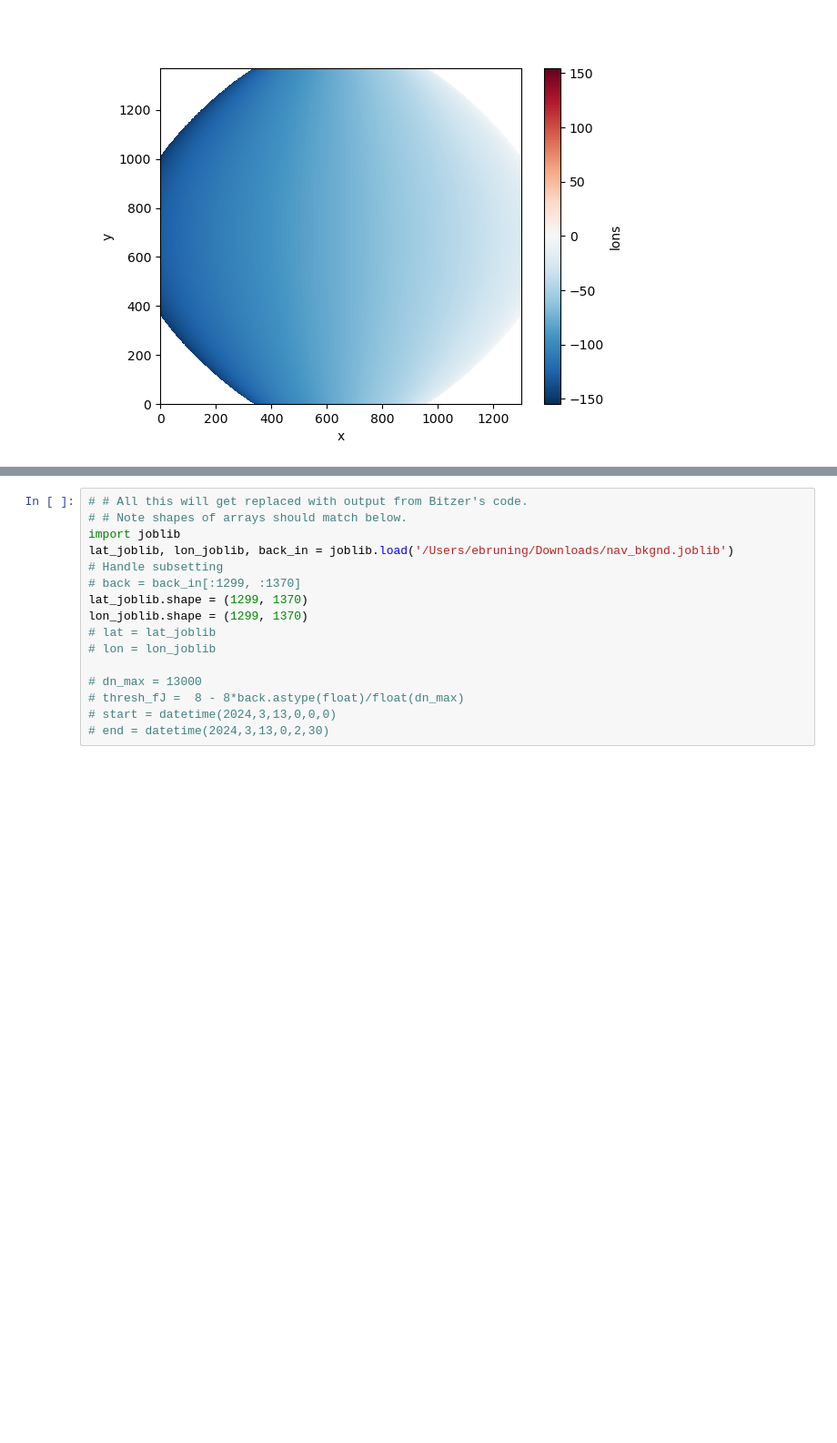
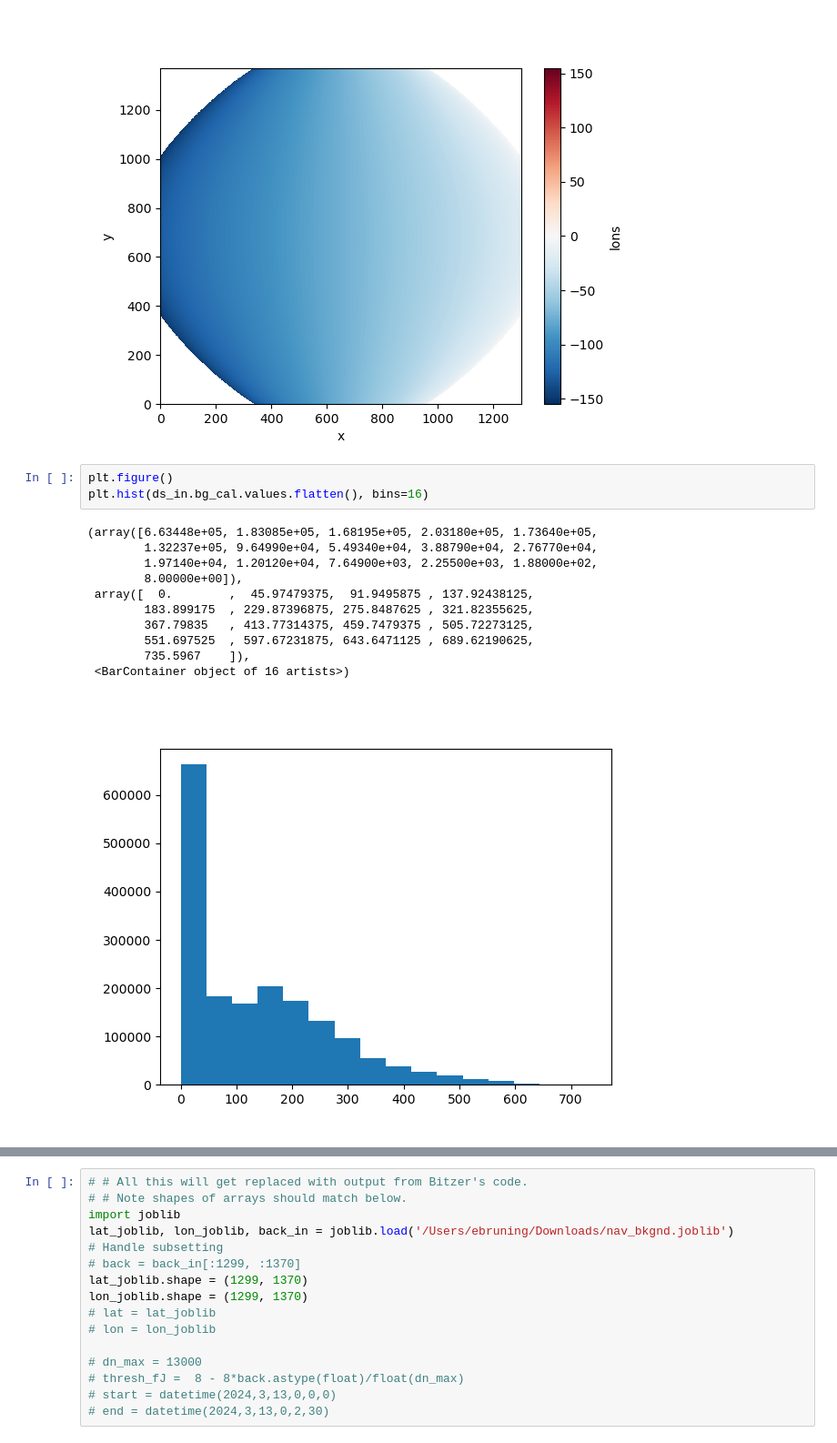
Before and after one commit to deeplycloudy/glmtools, a Jupyter notebook: examples/dqf/demo_dqf_create.ipynb, the cells around one changed output, grey strips where cells are left out. Shown at 91% size. Saved outputs shown, nothing was run; the diff lists cells and outputs as text; blank space fills up the shorter version.

```diff
--- a/examples/dqf/demo_dqf_create.ipynb
+++ b/examples/dqf/demo_dqf_create.ipynb
@@ -94,5 +126,20 @@ ds_in.lons.plot()
 # %% [output]
 <matplotlib.collections.QuadMesh at 0x...>
 [figure]
+# %%
+plt.figure()
+plt.hist(ds_in.bg_cal.values.flatten(), bins=16)
+# %% [output]
+(array([6.63448e+05, 1.83085e+05, 1.68195e+05, 2.03180e+05, 1.73640e+05,
+        1.32237e+05, 9.64990e+04, 5.49340e+04, 3.88790e+04, 2.76770e+04,
+        1.97140e+04, 1.20120e+04, 7.64900e+03, 2.25500e+03, 1.88000e+02,
+        8.00000e+00]),
+ array([  0.        ,  45.97479375,  91.9495875 , 137.92438125,
+        183.899175  , 229.87396875, 275.8487625 , 321.82355625,
+        367.79835   , 413.77314375, 459.7479375 , 505.72273125,
+        551.697525  , 597.67231875, 643.6471125 , 689.62190625,
+        735.5967    ]),
+ <BarContainer object of 16 artists>)
+[figure, added]
 # %%
 from matplotlib.colors import LogNorm
```
Also changed, not shown: parts of 21 cells of this notebook, 1 other file.
